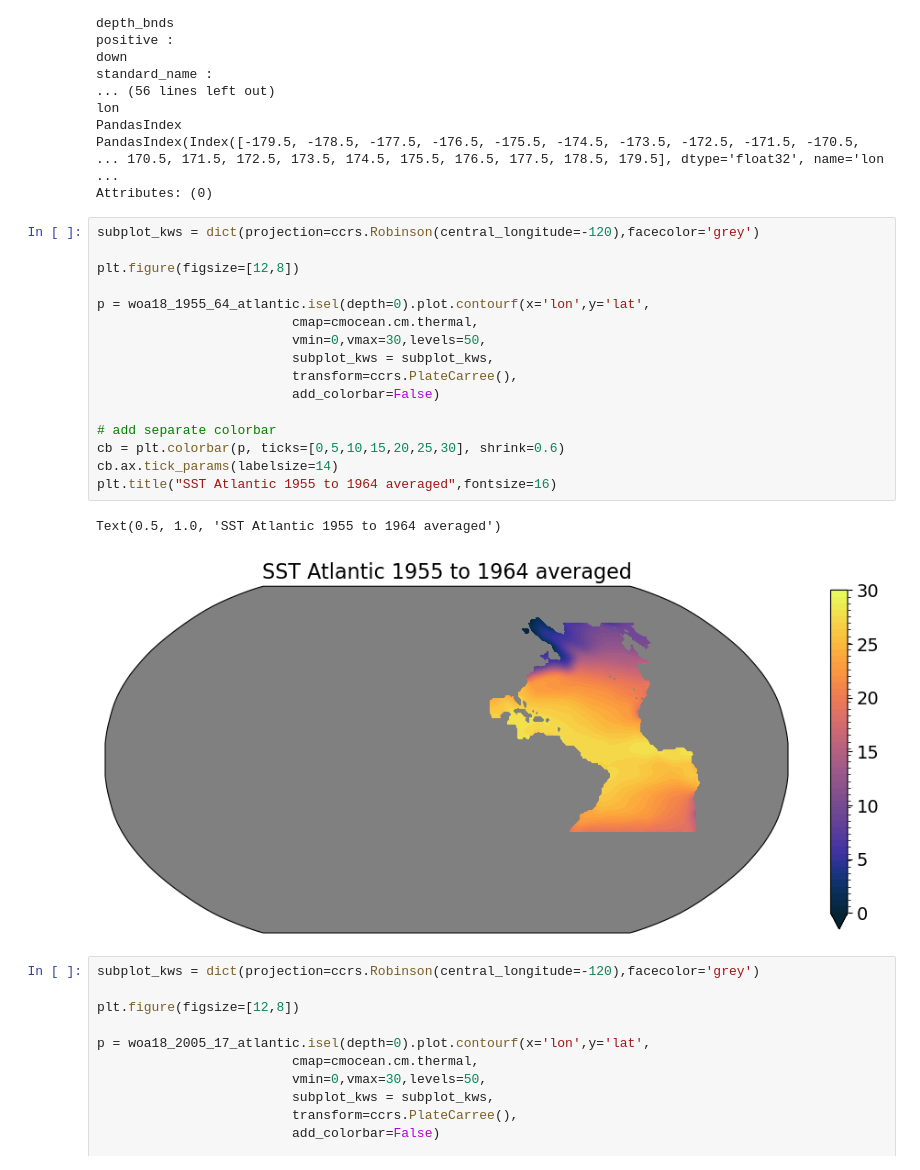
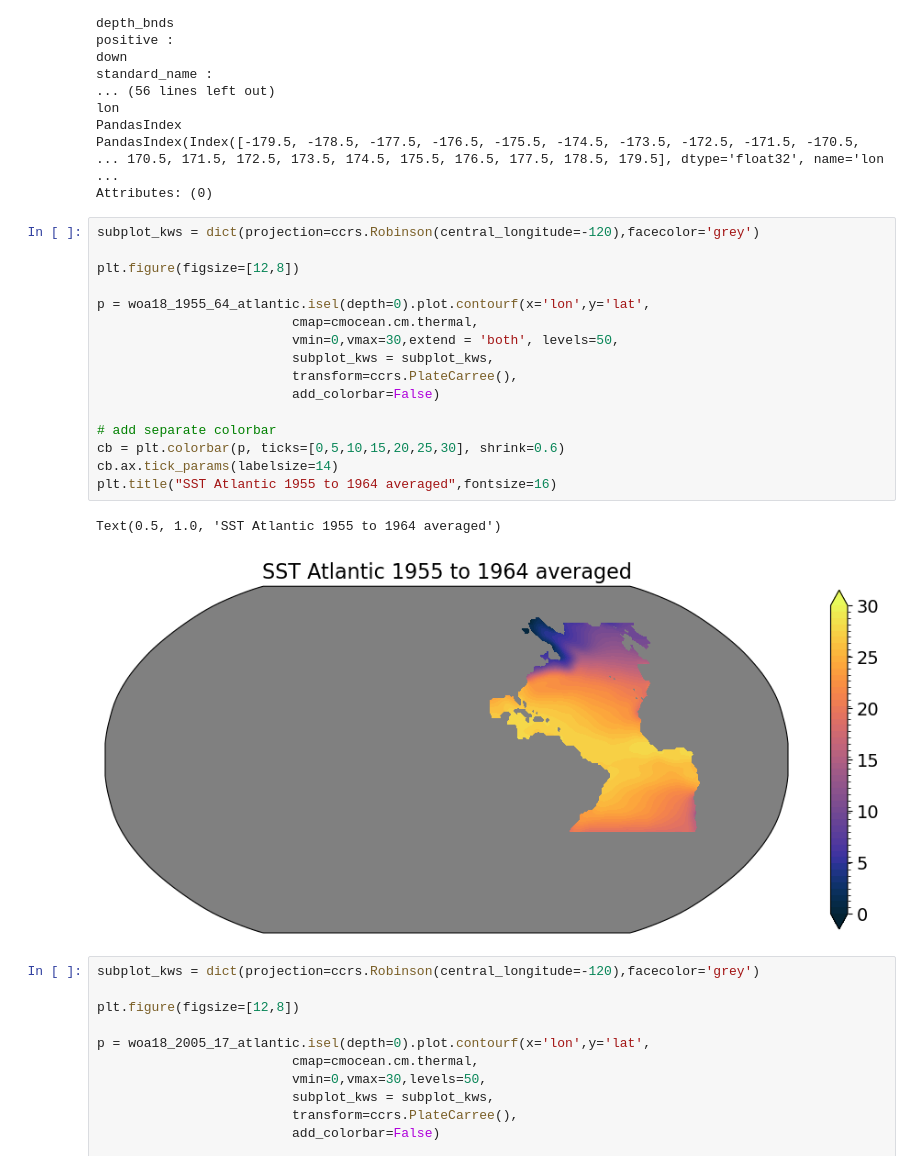
Before and after one commit to EES-3506-5506/Kelly_FinalPrG1, a Jupyter notebook: notebooks/Getting_Started.ipynb, the cells around one changed output. Saved outputs shown, nothing was run; the diff lists cells and outputs as text.

```diff
--- a/notebooks/Getting_Started.ipynb
+++ b/notebooks/Getting_Started.ipynb
@@ -191,22 +191,22 @@ Attributes: (0)
 # %%
 subplot_kws = dict(projection=ccrs.Robinson(central_longitude=-120),facecolor='grey')
 
 plt.figure(figsize=[12,8])
 
 p = woa18_1955_64_atlantic.isel(depth=0).plot.contourf(x='lon',y='lat',
                          cmap=cmocean.cm.thermal,
-                         vmin=0,vmax=30,levels=50,
+                         vmin=0,vmax=30,extend = 'both', levels=50,
                          subplot_kws = subplot_kws,
                          transform=ccrs.PlateCarree(),
                          add_colorbar=False)
 
 # add separate colorbar
 cb = plt.colorbar(p, ticks=[0,5,10,15,20,25,30], shrink=0.6)
 cb.ax.tick_params(labelsize=14)
 plt.title("SST Atlantic 1955 to 1964 averaged",fontsize=16)
 # %% [output]
 Text(0.5, 1.0, 'SST Atlantic 1955 to 1964 averaged')
-[figure, old version]
+[figure, new version]
 # %%
 subplot_kws = dict(projection=ccrs.Robinson(central_longitude=-120),facecolor='grey')
 
```
Also changed, not shown: parts of 10 cells of this notebook.
